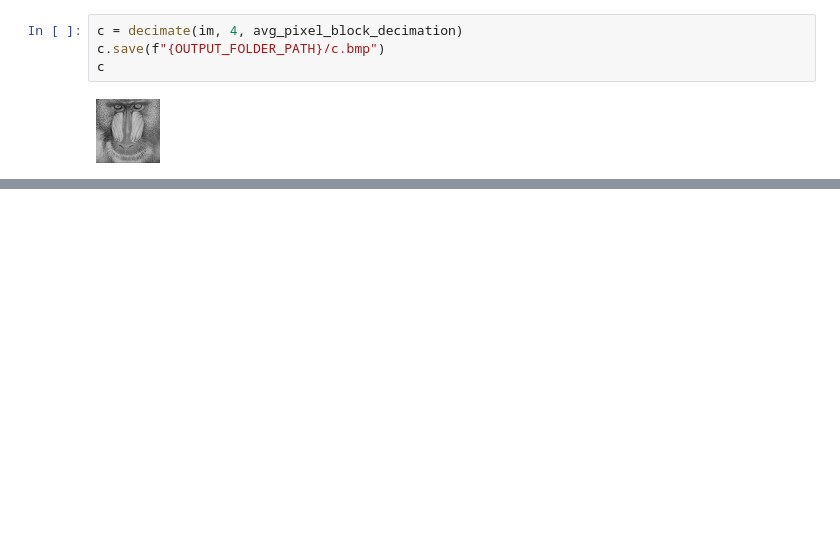
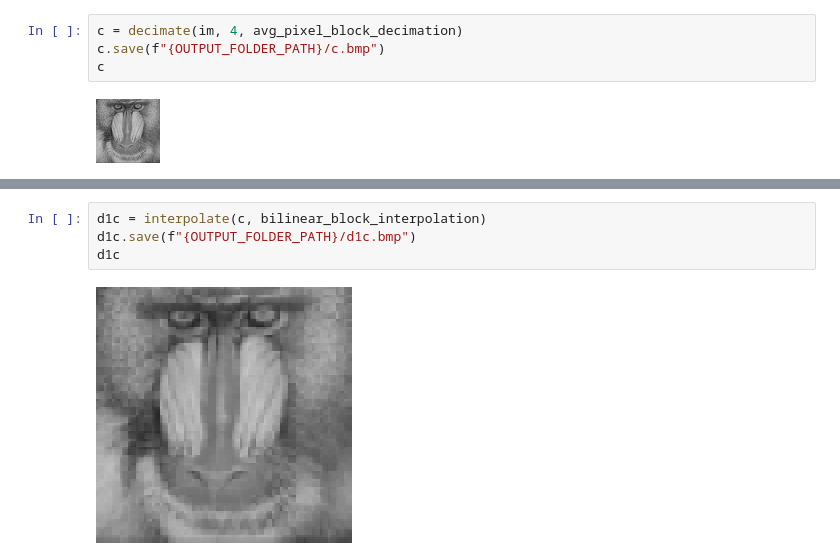
Before and after one commit to prausela/image-processing, a Jupyter notebook: tp1/ex5.ipynb, the cells around one changed output, grey strips where cells are left out. Cells and saved outputs as stored; diff of their text form; blank space fills up the shorter version.

```diff
--- a/tp1/ex5.ipynb
+++ b/tp1/ex5.ipynb
@@ -168,0 +236,6 @@ c
+# %%
+d1c = interpolate(c, bilinear_block_interpolation)
+d1c.save(f"{OUTPUT_FOLDER_PATH}/d1c.bmp")
+d1c
+# %% [output]
+[figure, added]
```
Also changed, not shown: parts of 10 cells of this notebook, 5 other files.
